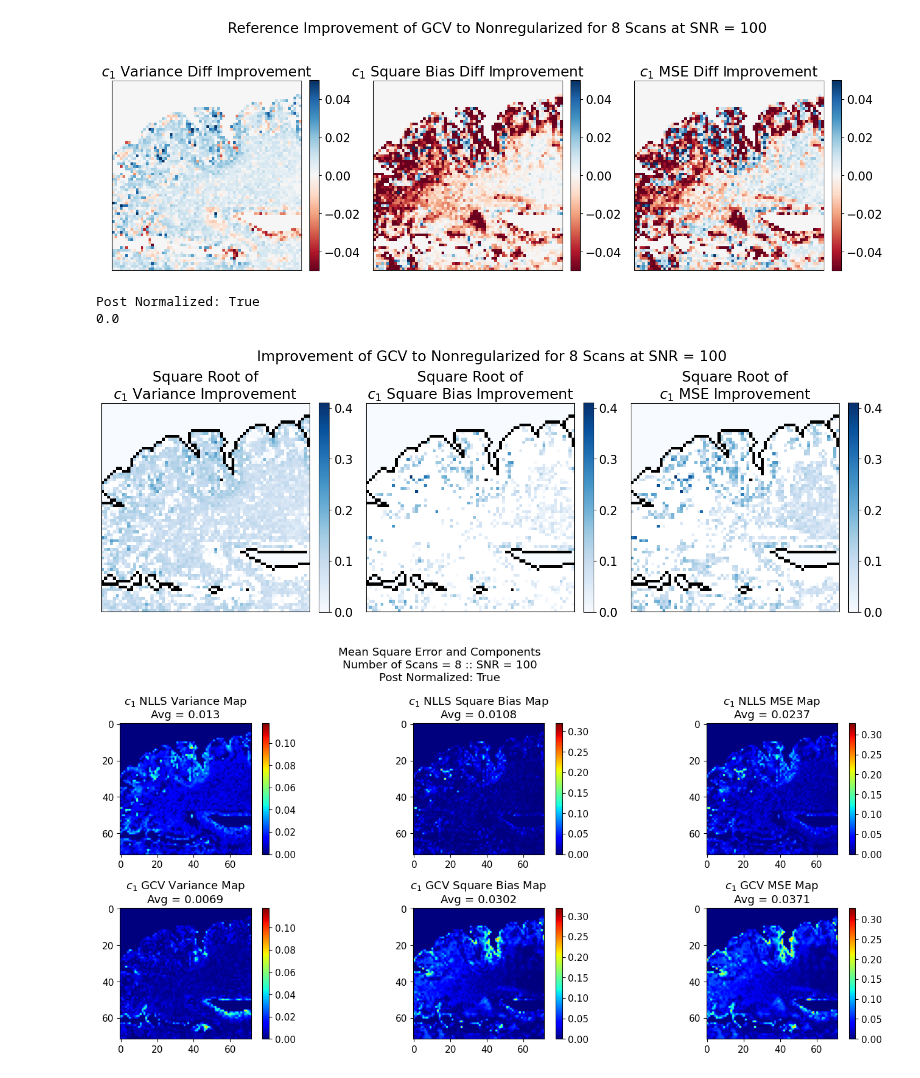
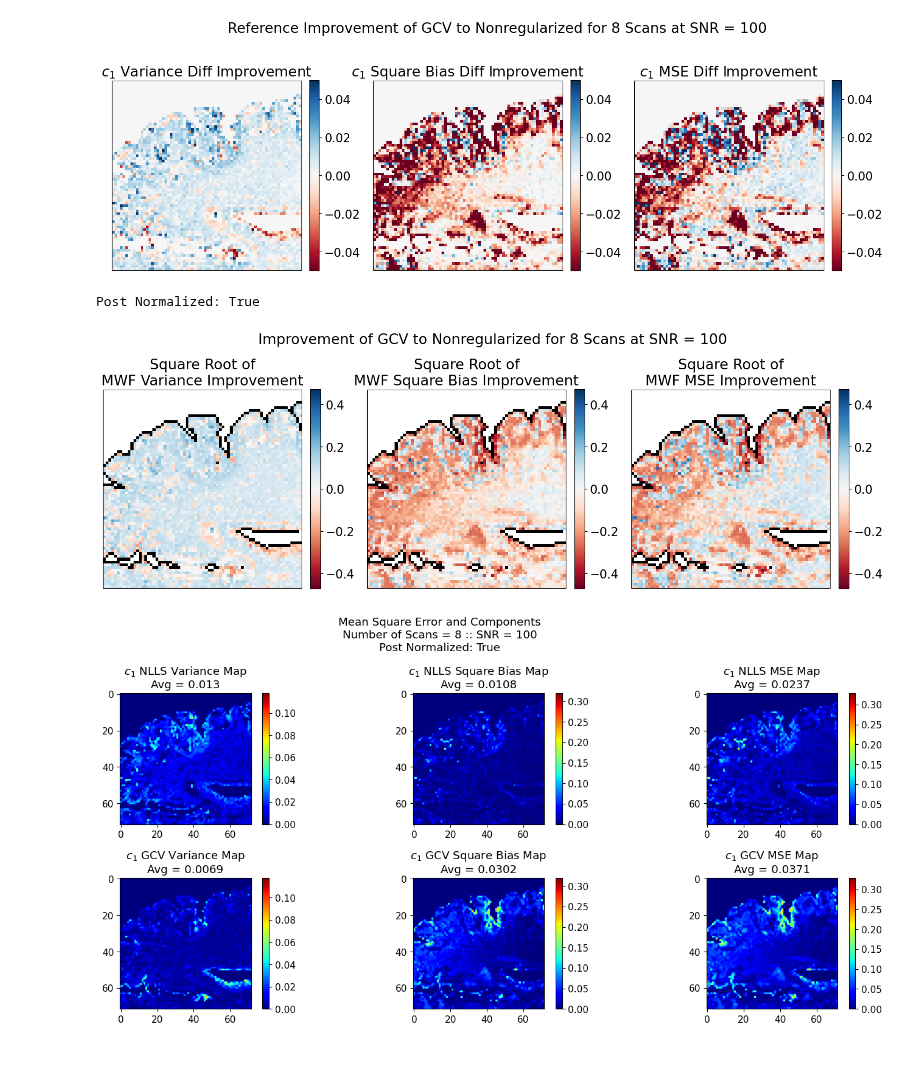
Before and after one commit to Griffin997/Regularization, a Jupyter notebook: EstimateP_ProcessExperiments.ipynb, the cells around one changed output. Drawn from its saved outputs; the diff is of its cells as text; code cells hidden in the pictures.

Commit message:
Improved RMSE figure

```diff
--- a/EstimateP_ProcessExperiments.ipynb
+++ b/EstimateP_ProcessExperiments.ipynb
@@ -1228,47 +1228,69 @@ Post Normalized: True
 # %%
 brain_outline = (1-get_brain_outline(all_nonreg_estimates[0,:,:,:]))
 print(f'Post Normalized: {post_normalize_data}')
 
-or_map = plt.get_cmap('Blues')
+or_map = plt.get_cmap('RdBu')
+or_map.set_bad(alpha=0)
 my_Gmap = plt.get_cmap('gray')
-my_Gmap.set_bad(alpha=0)
+# my_Gmap.set_bad(alpha=0)
 brain_outline[brain_outline > 0.1] = np.nan
 
+imp_index = var_improvement_diff[:,:,0]>0
+wor_index = var_improvement_diff[:,:,0]<0
+imp_group = (var_improvement_diff[:,:,0]*imp_index)**(1/2)
+wor_group = (var_improvement_diff[:,:,0]*-1*wor_index)**(1/2)
+var_hold = np.zeros((var_improvement_diff[:,:,0].shape))
+var_hold = var_hold + imp_group + wor_group*-1
+var_hold[var_hold == 0] = np.nan
+
+imp_index = sqBias_improvement_diff[:,:,0]>0
+wor_index = sqBias_improvement_diff[:,:,0]<0
+imp_group = (sqBias_improvement_diff[:,:,0]*imp_index)**(1/2)
+wor_group = (sqBias_improvement_diff[:,:,0]*-1*wor_index)**(1/2)
+sqBias_hold = np.zeros((sqBias_improvement_diff[:,:,0].shape))
+sqBias_hold = sqBias_hold + imp_group + wor_group*-1
+sqBias_hold[sqBias_hold == 0] = np.nan
+
 imp_index = MSE_improvement_diff[:,:,0]>0
+wor_index = MSE_improvement_diff[:,:,0]<0
+imp_group = (MSE_improvement_diff[:,:,0]*imp_index)**(1/2)
+wor_group = (MSE_improvement_diff[:,:,0]*-1*wor_index)**(1/2)
+MSE_hold = np.zeros((MSE_improvement_diff[:,:,0].shape))
+MSE_hold = MSE_hold + imp_group + wor_group*-1
+MSE_hold[MSE_hold == 0] = np.nan
 
-# negMag = np.abs(np.min(MSE_improvement_diff[:,:,0]**(1/2)))
-posMag = np.abs(np.max(MSE_improvement_diff[:,:,0]))
-posMag = posMag**(1/2)
-# MSERange = np.max(np.array([negMag, posMag]))
+negMag = np.max(wor_group)
+posMag = np.max(imp_group)
+MSERange = np.max(np.array([negMag, posMag]))
+
 # MSERange = 0.05
 
 fig, ax = plt.subplots(1,3,figsize=(15,5.5),tight_layout=True)
 plt.rc('font', size  = 16)
 fig.suptitle(f'Improvement of GCV to Nonregularized for {n_iterations} Scans at SNR = {SNR_goal}' )
 
-pNLLS = ax[0].imshow(var_improvement_diff[:,:,0]**(1/2), cmap = or_map, vmin=0, vmax = posMag)
 ax[0].imshow(brain_outline, cmap = my_Gmap, vmin=0, vmax = 1)
+pNLLS = ax[0].imshow(var_hold, cmap = or_map, vmin=-MSERange, vmax = MSERange)
 cbar = fig.colorbar(pNLLS, ax=ax[0], fraction=0.046, pad=0.04)
-ax[0].set_title("Square Root of\n" + param_name_list[0] + ' Variance Improvement' )#+ '\nAverage Improvement= ' + str(round(np.mean(var_improvement[:,:,param_oi][c1_ref!=0]),2)))
+ax[0].set_title("Square Root of\n" + 'MWF Variance Improvement' )#+ '\nAverage Improvement= ' + str(round(np.mean(var_improvement[:,:,param_oi][c1_ref!=0]),2)))
 ax[0].tick_params(left = False, bottom = False, labelbottom = False, labelleft = False)
 
-pNLLS = ax[1].imshow(sqBias_improvement_diff[:,:,0]**(1/2), cmap = or_map, vmin=0, vmax = posMag)
 ax[1].imshow(brain_outline, cmap = my_Gmap, vmin=0, vmax = 1)
+pNLLS = ax[1].imshow(sqBias_hold, cmap = or_map, vmin=-MSERange, vmax = MSERange)
 fig.colorbar(pNLLS,ax=ax[1], fraction=0.046, pad=0.04)
-ax[1].set_title("Square Root of\n" + param_name_list[0] + ' Square Bias Improvement' )#+ '\nAverage Improvement= ' + str(round(np.mean(sqBias_improvement[:,:,param_oi][c1_ref!=0]),2)))
+ax[1].set_title("Square Root of\n" + 'MWF Square Bias Improvement' )#+ '\nAverage Improvement= ' + str(round(np.mean(sqBias_improvement[:,:,param_oi][c1_ref!=0]),2)))
 ax[1].tick_params(left = False, bottom = False, labelbottom = False, labelleft = False)
 
-pNLLS = ax[2].imshow(MSE_improvement_diff[:,:,0]**(1/2), cmap = or_map, vmin=0, vmax = posMag)
 ax[2].imshow(brain_outline, cmap = my_Gmap, vmin=0, vmax = 1)
+pNLLS = ax[2].imshow(MSE_hold, cmap = or_map, vmin=-MSERange, vmax = MSERange)
 fig.colorbar(pNLLS,ax=ax[2], fraction=0.046, pad=0.04)
-ax[2].set_title("Square Root of\n" + param_name_list[0] + ' MSE Improvement' )#+ '\nAverage Improvement= ' + str(round(np.mean(MSE_improvement[:,:,param_oi][c1_ref!=0]),2)))
+ax[2].set_title("Square Root of\n" + 'MWF MSE Improvement' )#+ '\nAverage Improvement= ' + str(round(np.mean(MSE_improvement[:,:,param_oi][c1_ref!=0]),2)))
 ax[2].tick_params(left = False, bottom = False, labelbottom = False, labelleft = False)
 
 plt.show()
 # %% [output]
 Post Normalized: True
-0.0
-[figure, old version]
+[figure, new version]
 # %%
 ### MSE Component Maps - Full Brain
 for param_oi in params_oi:
```
